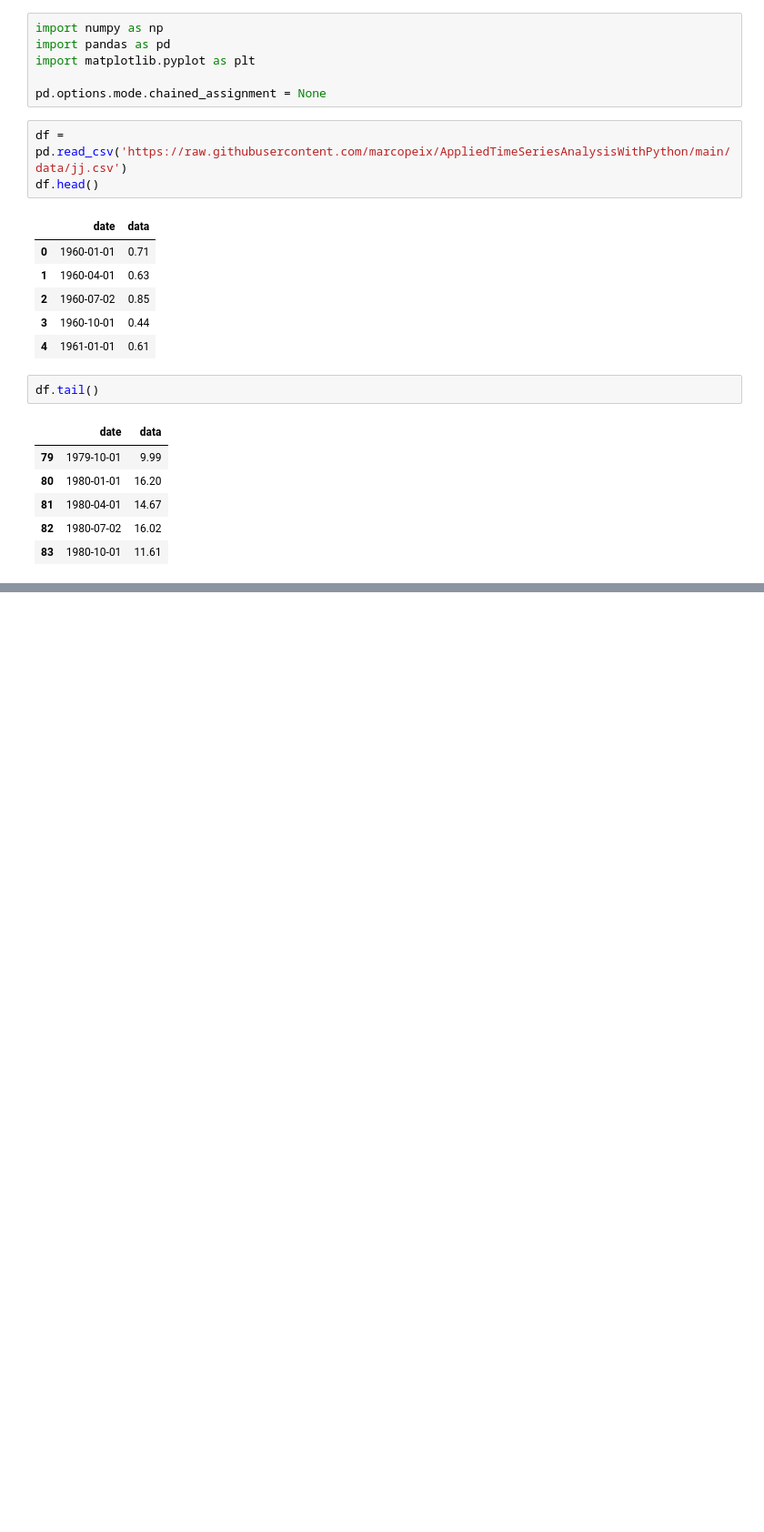
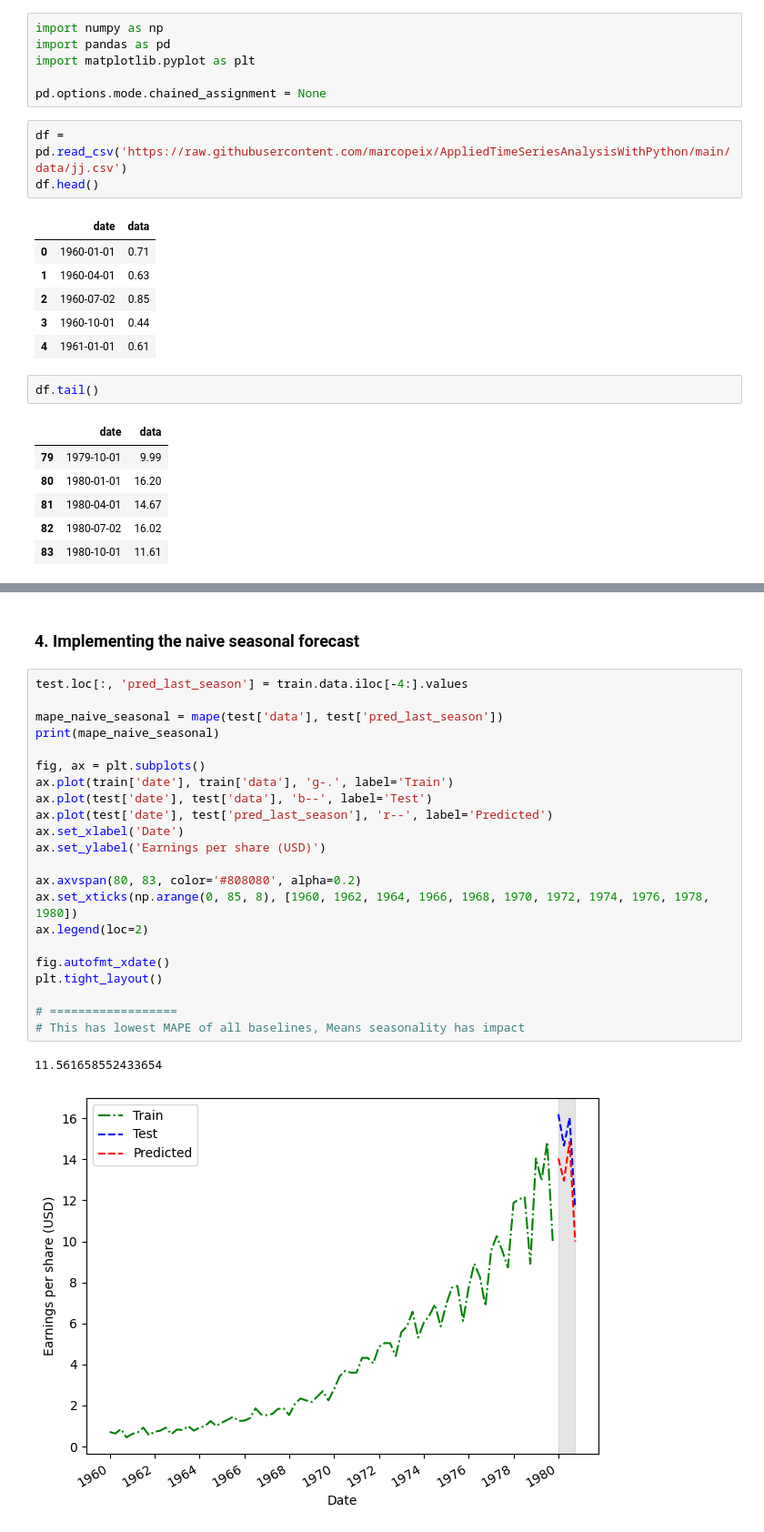
Before and after one commit to MonuSingh16/code-practice-courses-books, a Jupyter notebook: time-series-forecasting-python/ch02-naive-prediction-future.ipynb, the cells around one changed output, grey strips where cells are left out. Shown: that part at 91% size. Cells and saved outputs as stored; diff of their text form; blank space fills up the shorter version.

```diff
--- a/time-series-forecasting-python/ch02-naive-prediction-future.ipynb
+++ b/time-series-forecasting-python/ch02-naive-prediction-future.ipynb
@@ -53,0 +171,27 @@ test.loc[:, 'pred_mean'] = historical_mean
+# %% [markdown]
+### 4. Implementing the naive seasonal forecast
+# %%
+test.loc[:, 'pred_last_season'] = train.data.iloc[-4:].values
+
+mape_naive_seasonal = mape(test['data'], test['pred_last_season'])
+print(mape_naive_seasonal)
+
+fig, ax = plt.subplots()
+ax.plot(train['date'], train['data'], 'g-.', label='Train')
+ax.plot(test['date'], test['data'], 'b--', label='Test')
+ax.plot(test['date'], test['pred_last_season'], 'r--', label='Predicted')
+ax.set_xlabel('Date')
+ax.set_ylabel('Earnings per share (USD)')
+
+ax.axvspan(80, 83, color='#808080', alpha=0.2)
+ax.set_xticks(np.arange(0, 85, 8), [1960, 1962, 1964, 1966, 1968, 1970, 1972, 1974, 1976, 1978, 1980])
+ax.legend(loc=2)
+
+fig.autofmt_xdate()
+plt.tight_layout()
+
+# ==================
+# This has lowest MAPE of all baselines, Means seasonality has impact
+# %% [output]
+11.561658552433654
+[figure, added]
```
Also changed, not shown: parts of 17 cells of this notebook.
